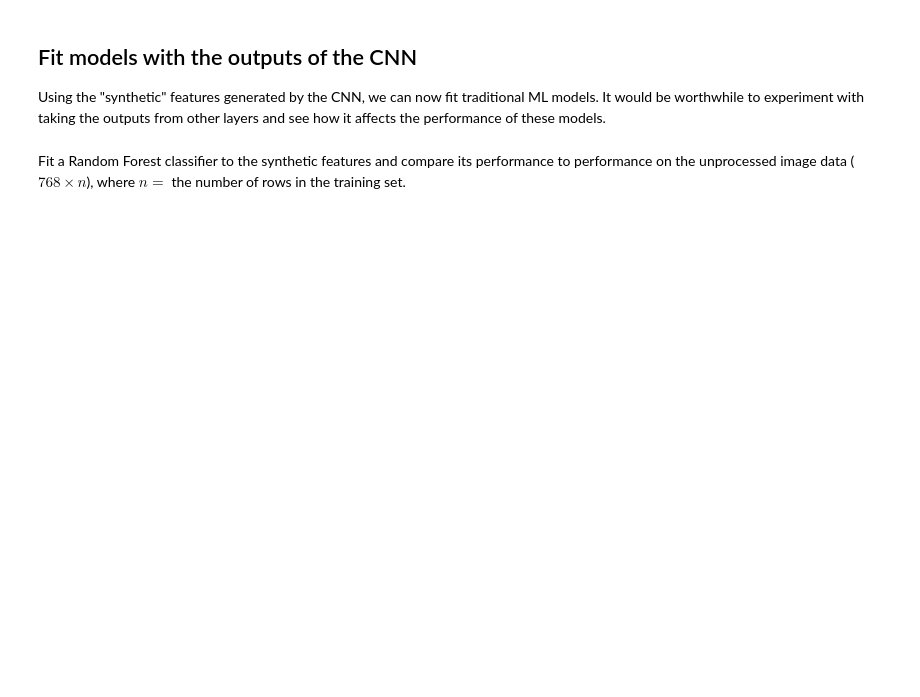
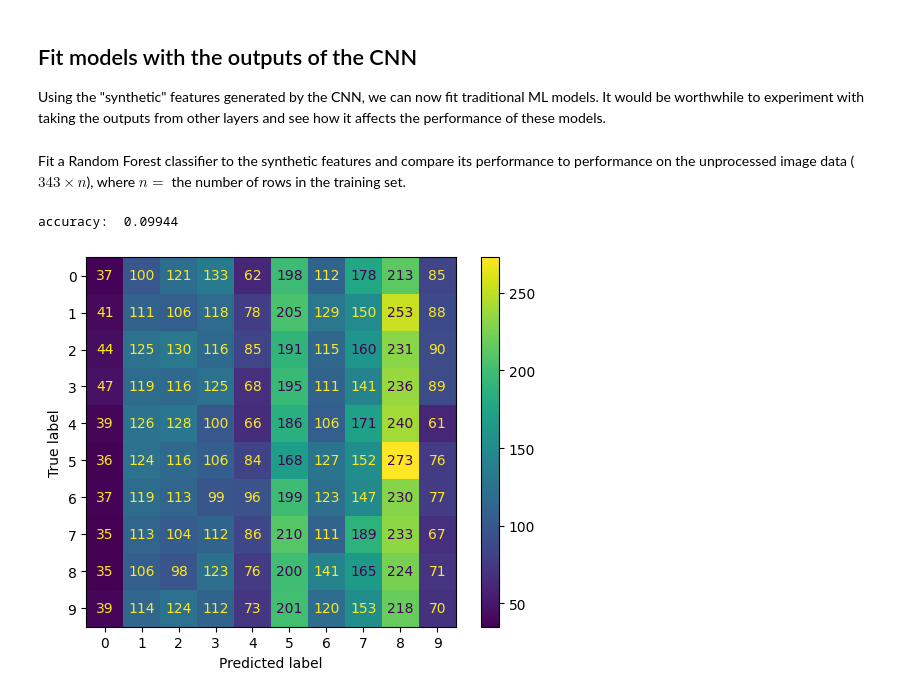
Before and after one commit to jackwooley/ECEN758Project, a Jupyter notebook: cnn_for_feature_extraction.ipynb, the cells around one changed output. Saved outputs shown, nothing was run; the diff lists cells and outputs as text; code cells hidden in the pictures; blank space fills up the shorter version.

Commit message:
just got done hooping. updated the code to have the really bad predictions from the data matrix that was just the weights of the model at a given layer lol

```diff
--- a/cnn_for_feature_extraction.ipynb
+++ b/cnn_for_feature_extraction.ipynb
@@ -320,6 +381,28 @@ from sklearn import metrics
 # %% [markdown]
-Fit a Random Forest classifier to the synthetic features and compare its performance to performance on the unprocessed image data ($768 \times n$), where $n = $ the number of rows in the training set.
+Fit a Random Forest classifier to the synthetic features and compare its performance to performance on the unprocessed image data ($343 \times n$), where $n = $ the number of rows in the training set.
-# %%
-rfc = RandomForestClassifier()
-rfc.fit()
-rfc.predict()
+# %%
+def random_forest(xtrain, xtest, ytrain, ytest):
+    """Fit a random forest classifier and display accuracy and confusion matrix."""
+    np.random.seed(64)
+
+    rfc = RandomForestClassifier()
+    rfc.fit(xtrain, ytrain)
+    rf_preds = rfc.predict(xtest)
+
+    # check performance
+    print('accuracy: ', metrics.accuracy_score(ytest, rf_preds))
+    confmat_rf = metrics.confusion_matrix(ytest, rf_preds)
+    show_confmat_rf = metrics.ConfusionMatrixDisplay(confmat_rf)
+    show_confmat_rf.plot()
+    plt.show()
+
+
+X_train_s, X_test_s, y_train_s, y_test_s = train_test_split(synthetic_features, labels_,
+                                                            test_size=.25, random_state=64)
+
+
+
+random_forest(X_train_s, X_test_s, y_train_s, y_test_s)
+# %% [output]
+accuracy:  0.09944
+[figure, added]
```
Also changed, not shown: parts of 18 cells of this notebook.
